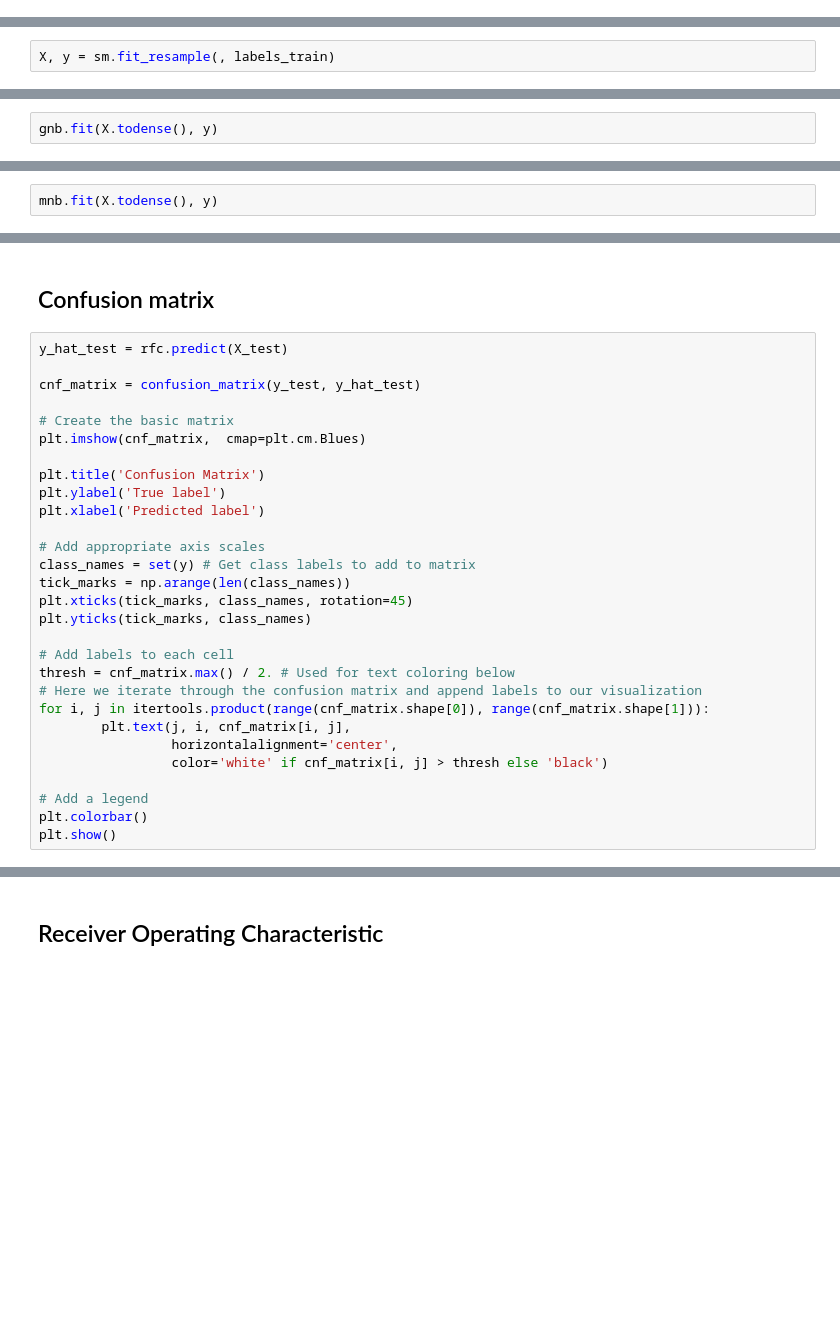
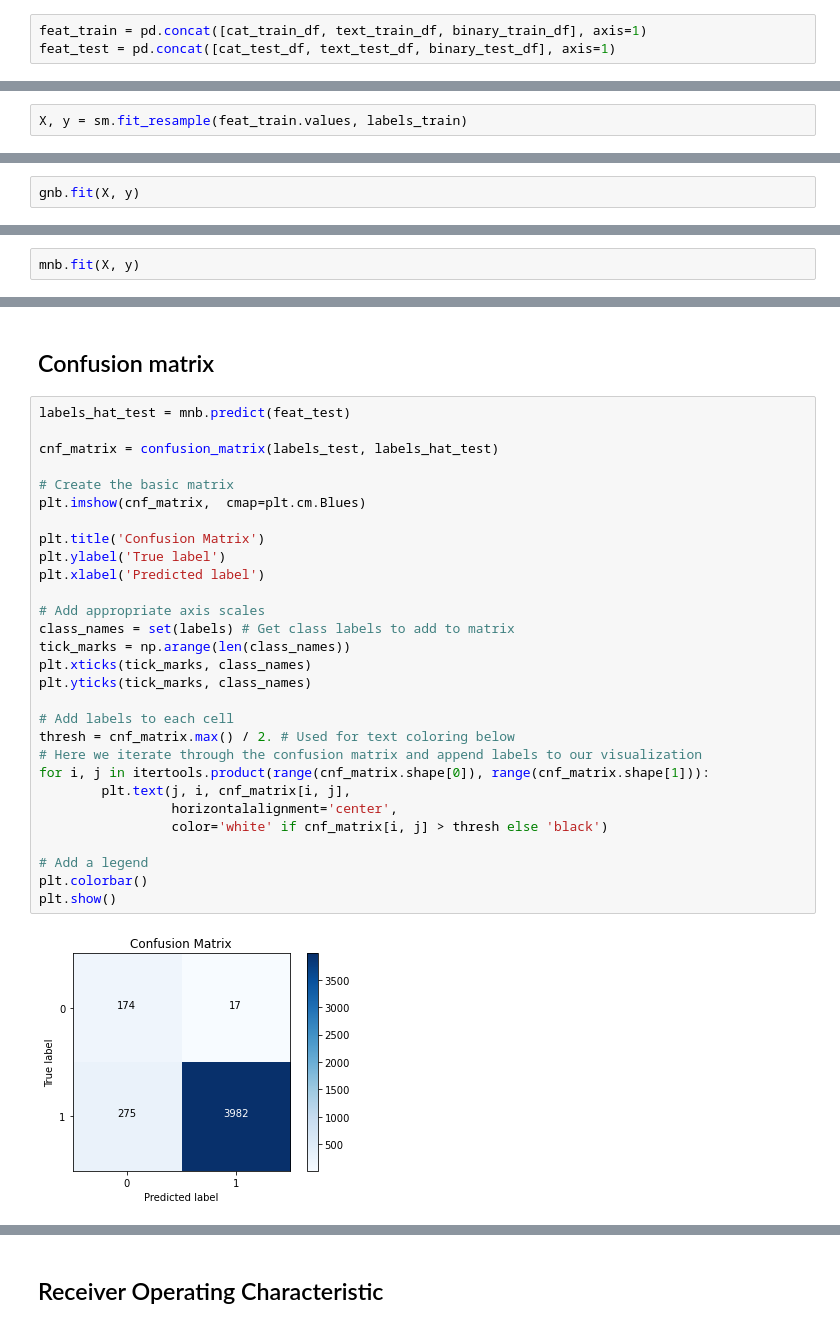
Before and after one commit to aghilissen/FakeJobDetection, a Jupyter notebook: index.ipynb, the cells around one changed output, grey strips where cells are left out. Cells and saved outputs as stored; diff of their text form; blank space fills up the shorter version.

```diff
--- a/index.ipynb
+++ b/index.ipynb
@@ -208,3 +225,6 @@ text_train_df.shape[0]*text_train_df.shape[1]
+# %%
+feat_train = pd.concat([cat_train_df, text_train_df, binary_train_df], axis=1)
+feat_test = pd.concat([cat_test_df, text_test_df, binary_test_df], axis=1)
 # %% [markdown]
 # Addressing the class imbalance
 # %% [markdown]
@@ -213,6 +233,6 @@ As class imbalance will only matter during the training step, SMOTE will only be
 # SMOTE doesn't work on text, it needs to be changed to TF-IDF
 sm = SMOTE(random_state=666, n_jobs=4)
 # %%
-X, y = sm.fit_resample(, labels_train)
+X, y = sm.fit_resample(feat_train.values, labels_train)
 # %% [markdown]
 ## Shape check
@@ -226,4 +241,4 @@ print('y.value_counts', y.value_counts())
 # %%
 gnb = GaussianNB()
 # %%
-gnb.fit(X.todense(), y)
+gnb.fit(X, y)
@@ -239,4 +261,4 @@ print('AUC train dataset: {}'.format(auc(fpr, tpr)))
 # %%
 mnb = MultinomialNB()
 # %%
-mnb.fit(X.todense(), y)
+mnb.fit(X, y)
@@ -263,33 +287,35 @@ print('AUC train dataset: {}'.format(auc(fpr, tpr)))
 # %% [markdown]
 ## Confusion matrix
 # %%
-y_hat_test = rfc.predict(X_test)
+labels_hat_test = mnb.predict(feat_test)
 
-cnf_matrix = confusion_matrix(y_test, y_hat_test)
+cnf_matrix = confusion_matrix(labels_test, labels_hat_test)
 
 # Create the basic matrix
 plt.imshow(cnf_matrix,  cmap=plt.cm.Blues)
 
 plt.title('Confusion Matrix')
 plt.ylabel('True label')
 plt.xlabel('Predicted label')
 
 # Add appropriate axis scales
-class_names = set(y) # Get class labels to add to matrix
+class_names = set(labels) # Get class labels to add to matrix
 tick_marks = np.arange(len(class_names))
-plt.xticks(tick_marks, class_names, rotation=45)
+plt.xticks(tick_marks, class_names)
 plt.yticks(tick_marks, class_names)
 
 # Add labels to each cell
 thresh = cnf_matrix.max() / 2. # Used for text coloring below
 # Here we iterate through the confusion matrix and append labels to our visualization
 for i, j in itertools.product(range(cnf_matrix.shape[0]), range(cnf_matrix.shape[1])):
         plt.text(j, i, cnf_matrix[i, j],
                  horizontalalignment='center',
                  color='white' if cnf_matrix[i, j] > thresh else 'black')
 
 # Add a legend
 plt.colorbar()
 plt.show()
+# %% [output]
+[figure, added]
 # %%
 cm = {'TP': 0, 'TN': 0, 'FP': 0, 'FN': 0}
```
Also changed, not shown: parts of 28 cells of this notebook, 1 other file.
